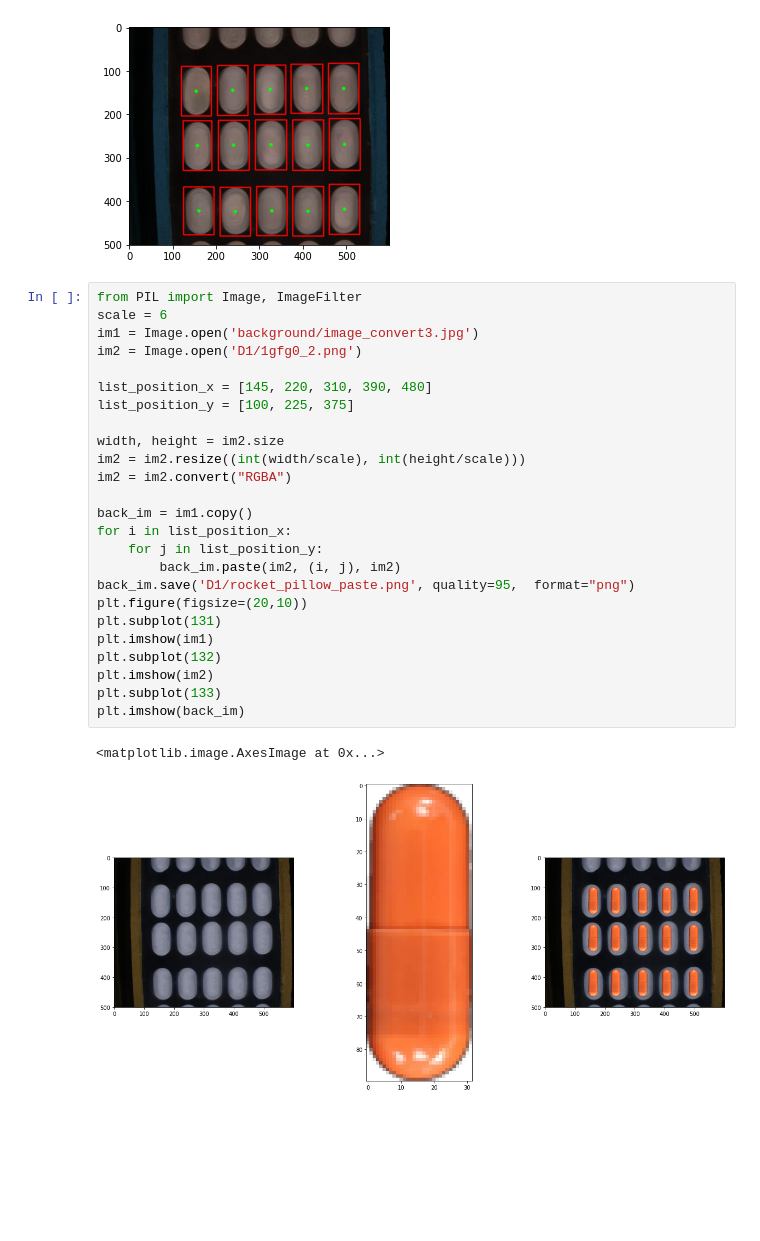
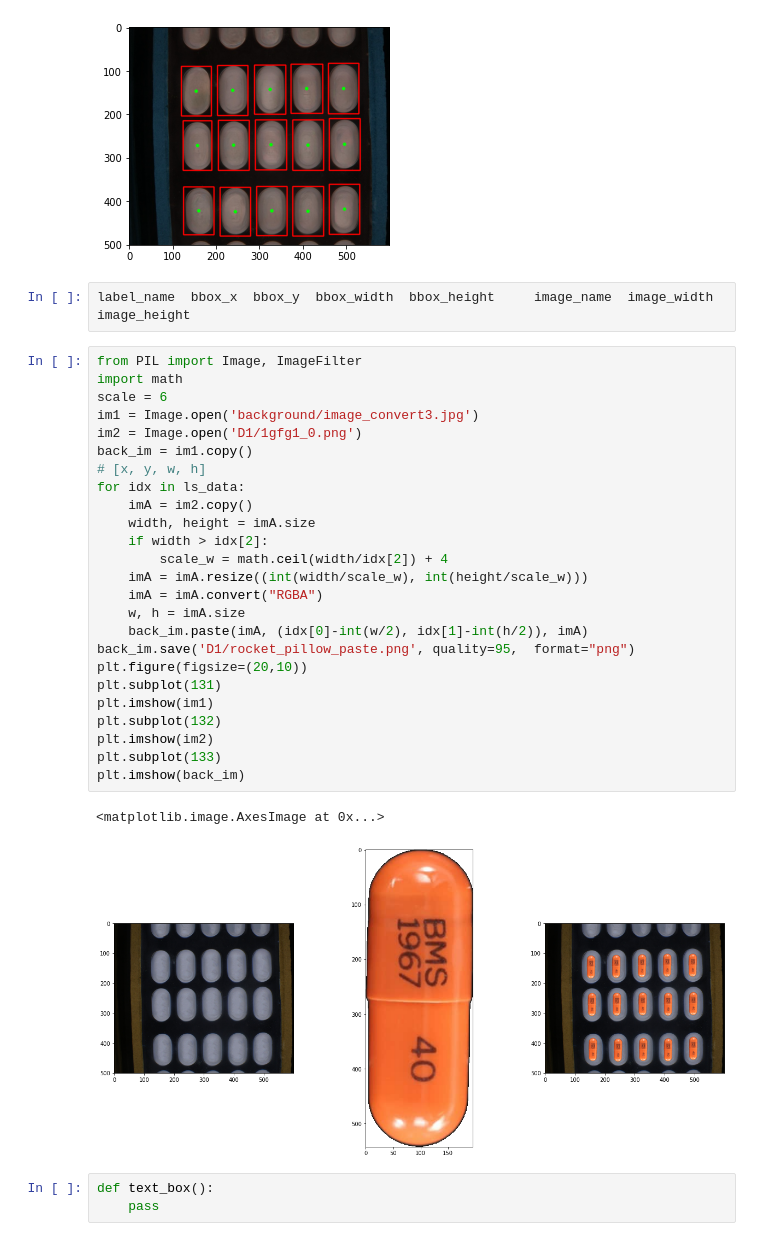
Before and after one commit to lamsd/DrugDatabase, a Jupyter notebook: B3.ipynb, the cells around one changed output. Cells and saved outputs as stored; diff of their text form; blank space fills up the shorter version.

```diff
--- a/B3.ipynb
+++ b/B3.ipynb
@@ -430,31 +430,36 @@ plt.imshow(img)
 # %% [output]
 <matplotlib.image.AxesImage at 0x...>
 [figure]
+# %%
+label_name 	bbox_x 	bbox_y 	bbox_width 	bbox_height 	image_name 	image_width 	image_height
 # %%
 from PIL import Image, ImageFilter
+import math
 scale = 6
 im1 = Image.open('background/image_convert3.jpg')
-im2 = Image.open('D1/1gfg0_2.png')
-
-list_position_x = [145, 220, 310, 390, 480]
-list_position_y = [100, 225, 375]
-
-width, height = im2.size
-im2 = im2.resize((int(width/scale), int(height/scale)))
-im2 = im2.convert("RGBA")
-
+im2 = Image.open('D1/1gfg1_0.png')
 back_im = im1.copy()
-for i in list_position_x:
-    for j in list_position_y:
-        back_im.paste(im2, (i, j), im2)
+# [x, y, w, h]
+for idx in ls_data:
+    imA = im2.copy()
+    width, height = imA.size
+    if width > idx[2]:
+        scale_w = math.ceil(width/idx[2]) + 4
+    imA = imA.resize((int(width/scale_w), int(height/scale_w)))
+    imA = imA.convert("RGBA")
+    w, h = imA.size
+    back_im.paste(imA, (idx[0]-int(w/2), idx[1]-int(h/2)), imA)
 back_im.save('D1/rocket_pillow_paste.png', quality=95,  format="png")
 plt.figure(figsize=(20,10))
 plt.subplot(131)
 plt.imshow(im1)
 plt.subplot(132)
 plt.imshow(im2)
 plt.subplot(133)
 plt.imshow(back_im)
 # %% [output]
 <matplotlib.image.AxesImage at 0x...>
-[figure, old version]
+[figure, new version]
+# %%
+def text_box():
+    pass
```
Also changed, not shown: parts of 3 cells of this notebook.
